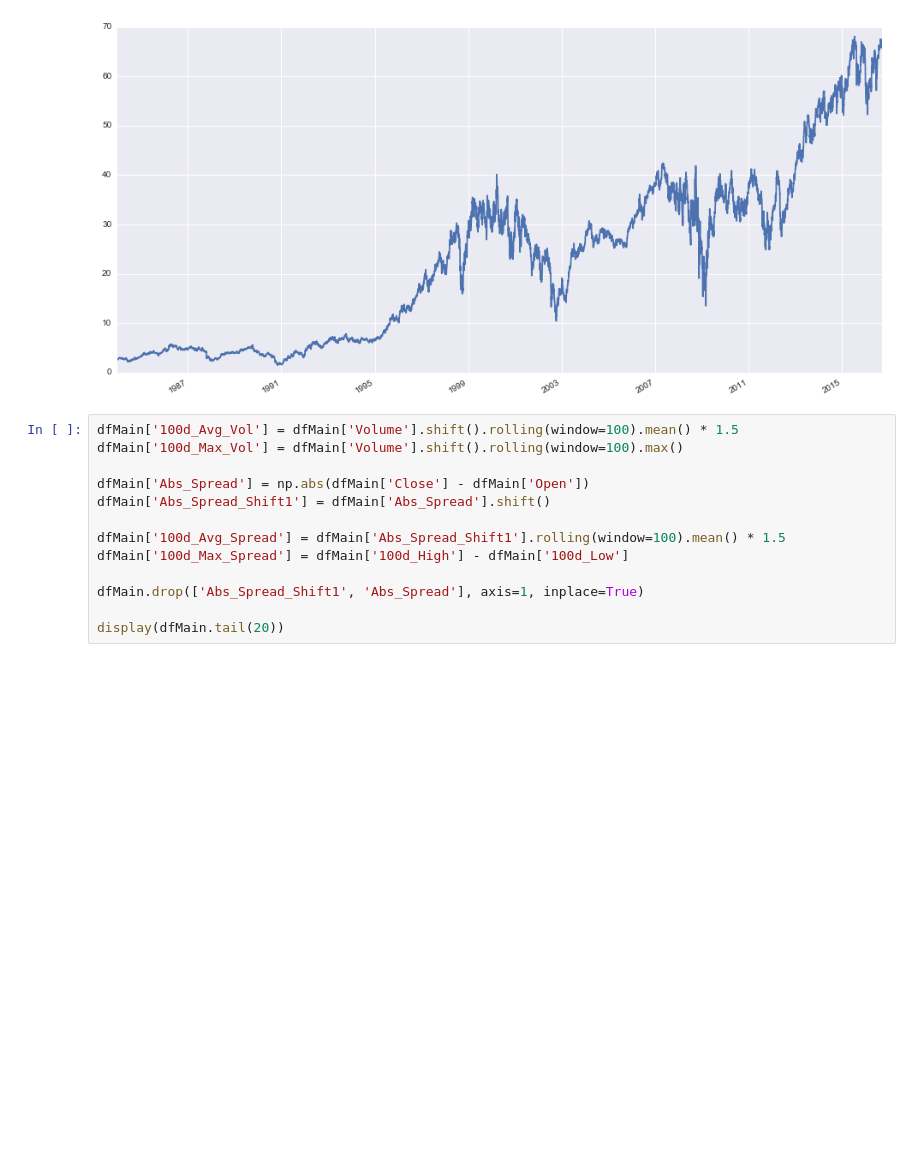
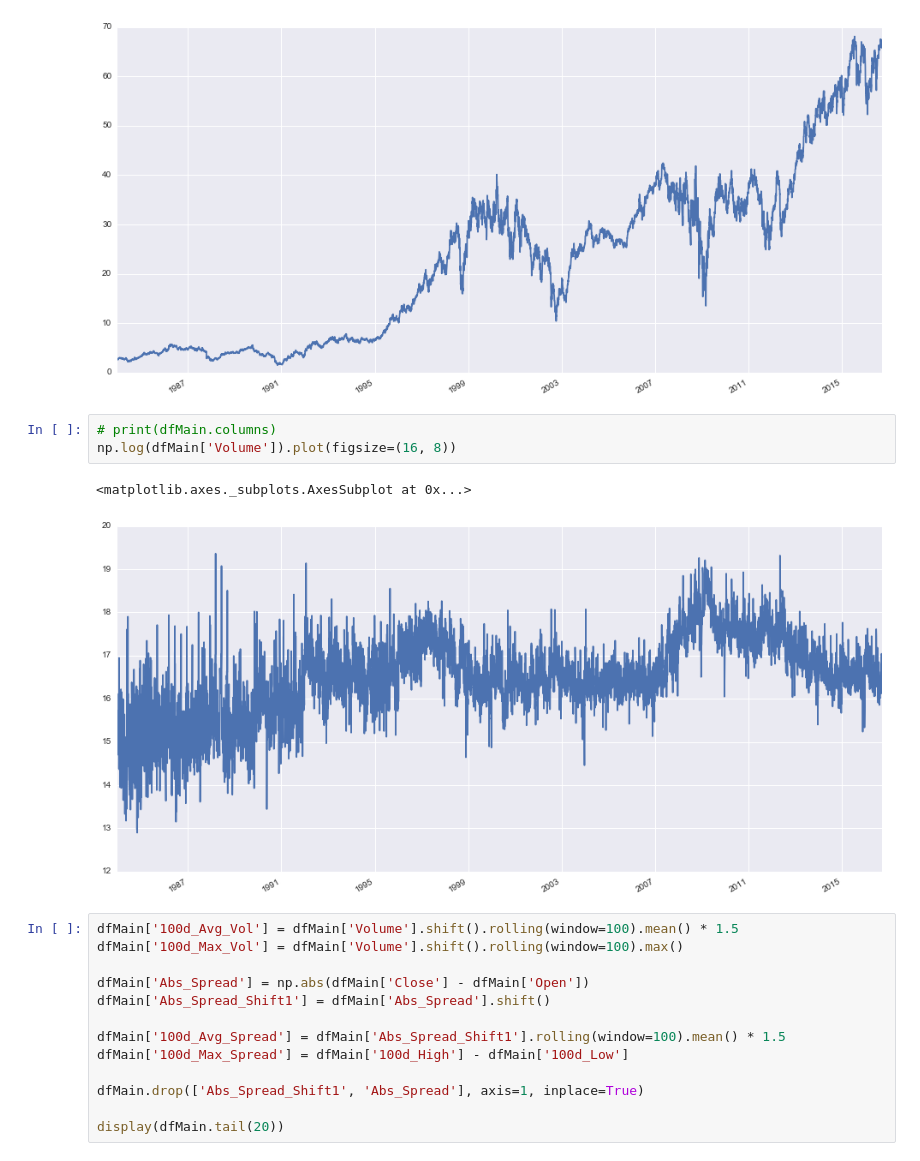
Before and after one commit to savourylie/Stock-Price-Forecaster, a Jupyter notebook: TradingBot/TradingBot.ipynb, the cells around one changed output. Saved outputs shown, nothing was run; the diff lists cells and outputs as text; blank space fills up the shorter version.

```diff
--- a/TradingBot/TradingBot.ipynb
+++ b/TradingBot/TradingBot.ipynb
@@ -113,6 +113,12 @@ dtype: int64
 | 1984-01-06 | 2.772681 | 2.802256 | 2.743106 | 46.875014 | 3.286531e+06 | 2.772681 |
 <matplotlib.axes._subplots.AxesSubplot at 0x...>
 [figure]
+# %%
+# print(dfMain.columns)
+np.log(dfMain['Volume']).plot(figsize=(16, 8))
+# %% [output]
+<matplotlib.axes._subplots.AxesSubplot at 0x...>
+[figure, added]
 # %%
 dfMain['100d_Avg_Vol'] = dfMain['Volume'].shift().rolling(window=100).mean() * 1.5
 dfMain['100d_Max_Vol'] = dfMain['Volume'].shift().rolling(window=100).max()
```
Also changed, not shown: parts of 13 cells of this notebook, 7 other files.
